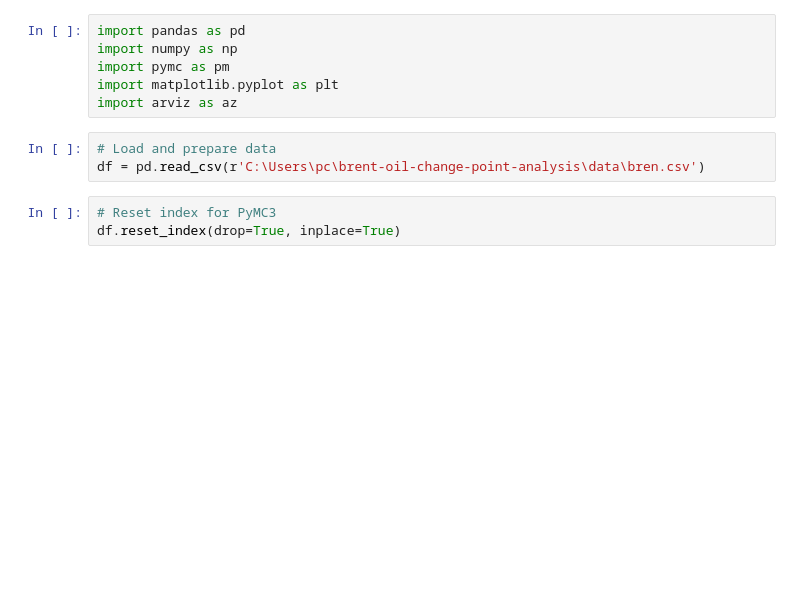
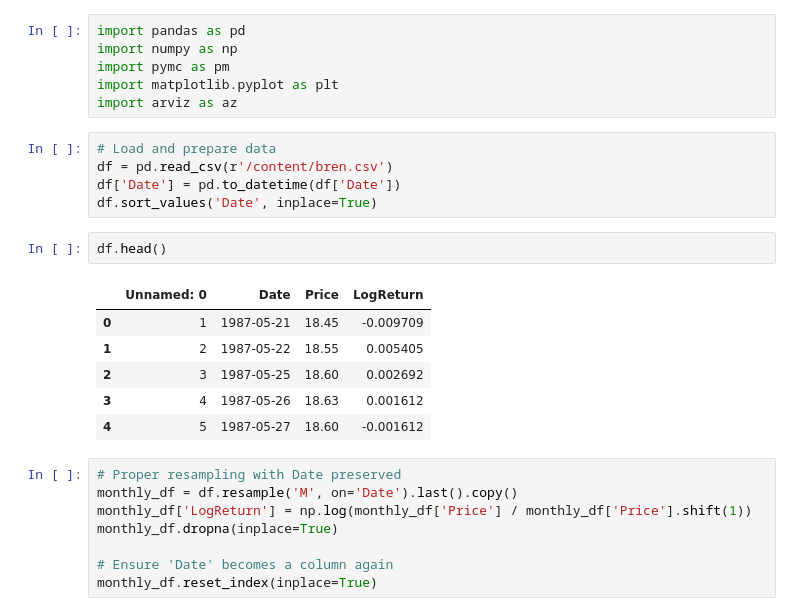
Before and after one commit to Skell30/brent-oil-change-point-analysis, a Jupyter notebook: notebooks/change_point_model.ipynb, the cells around one changed output. Cells and saved outputs as stored; diff of their text form; blank space fills up the shorter version.

```diff
--- a/notebooks/change_point_model.ipynb
+++ b/notebooks/change_point_model.ipynb
@@ -6,7 +6,23 @@ import matplotlib.pyplot as plt
 import arviz as az
 # %%
 # Load and prepare data
-df = pd.read_csv(r'C:\Users\pc\brent-oil-change-point-analysis\data\bren.csv')
+df = pd.read_csv(r'/content/bren.csv')
+df['Date'] = pd.to_datetime(df['Date'])
+df.sort_values('Date', inplace=True)
+# %%
+df.head()
+# %% [output]
+|  | Unnamed: 0 | Date | Price | LogReturn |
+| 0 | 1 | 1987-05-21 | 18.45 | -0.009709 |
+| 1 | 2 | 1987-05-22 | 18.55 | 0.005405 |
+| 2 | 3 | 1987-05-25 | 18.60 | 0.002692 |
+| 3 | 4 | 1987-05-26 | 18.63 | 0.001612 |
+| 4 | 5 | 1987-05-27 | 18.60 | -0.001612 |
 # %%
-# Reset index for PyMC3
-df.reset_index(drop=True, inplace=True)
+# Proper resampling with Date preserved
+monthly_df = df.resample('M', on='Date').last().copy()
+monthly_df['LogReturn'] = np.log(monthly_df['Price'] / monthly_df['Price'].shift(1))
+monthly_df.dropna(inplace=True)
+
+# Ensure 'Date' becomes a column again
+monthly_df.reset_index(inplace=True)
```
Also changed, not shown: parts of 6 cells of this notebook.
